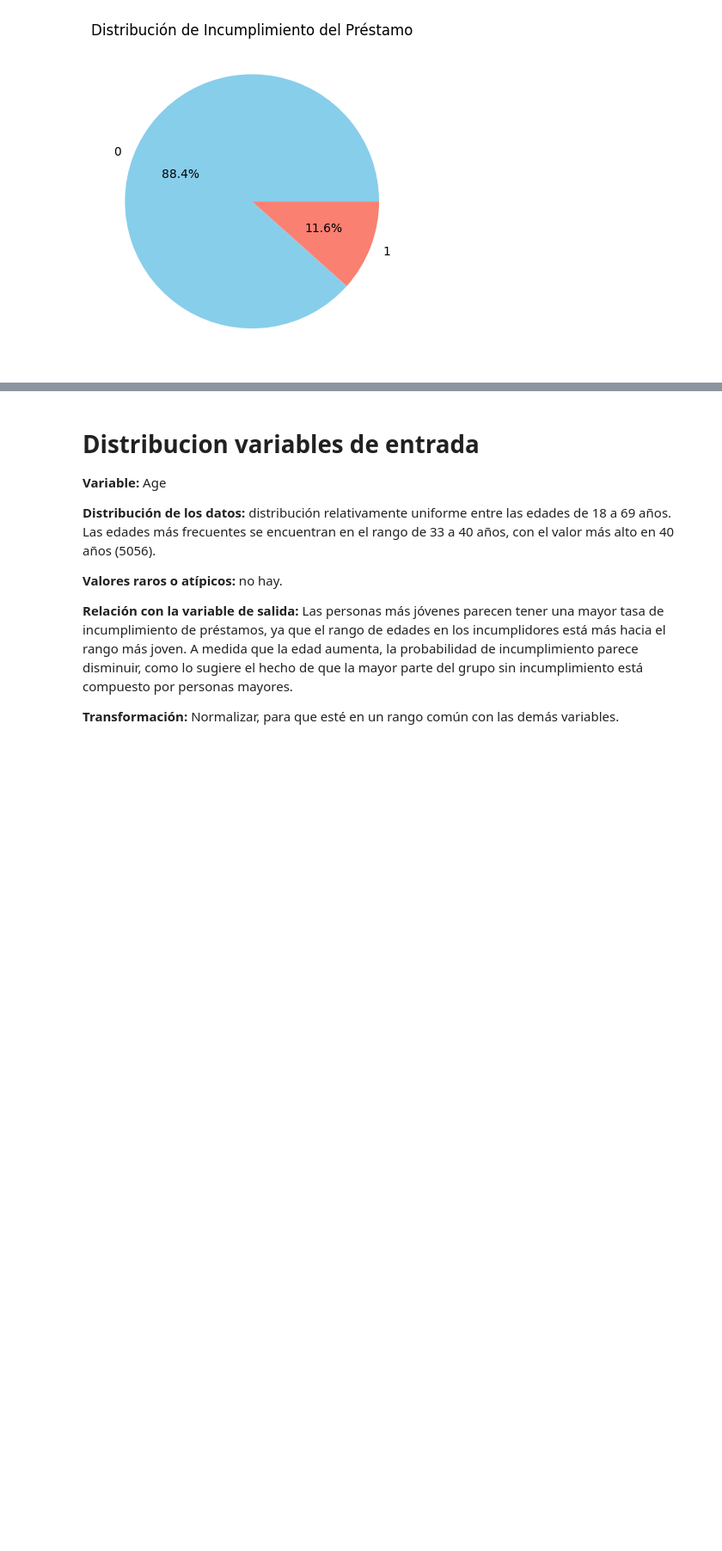
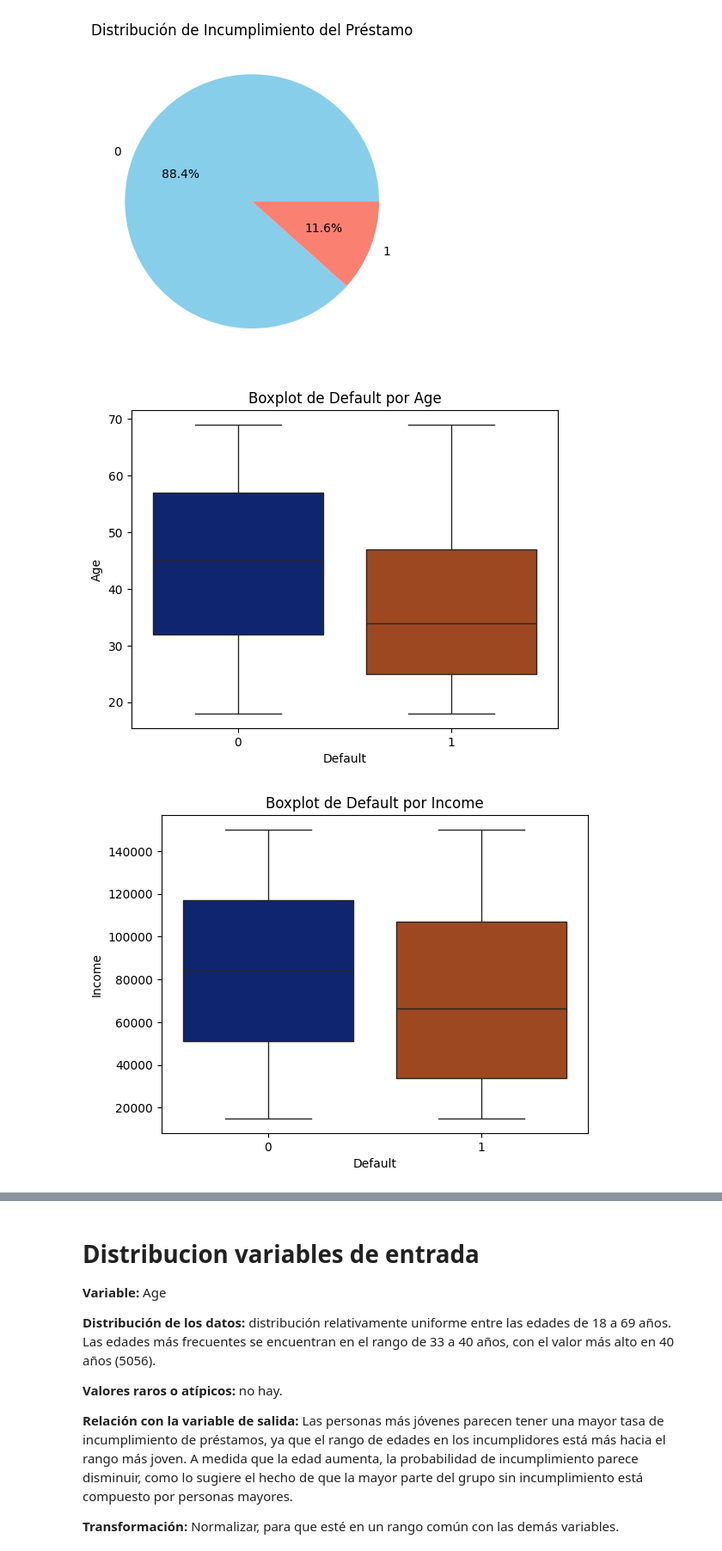
Before and after one commit to juancarignano/tp1_ML, a Jupyter notebook: tp1_ML.ipynb, the cells around one changed output, grey strips where cells are left out. Shown at 86% size. Saved outputs shown, nothing was run; the diff lists cells and outputs as text; code cells hidden in the pictures; blank space fills up the shorter version.

```diff
--- a/tp1_ML.ipynb
+++ b/tp1_ML.ipynb
@@ -90,3 +217,17 @@ plt.show()
 # %% [output]
 [figure]
 [figure]
+# %%
+df_num = df.select_dtypes(exclude = ['object'])
+df_num_show = df_num
+
+if 'Default' in df_num_show.columns:
+    df_num_show = df_num_show.drop(columns=['Default'])
+
+for col in df_num_show:
+    sns.boxplot(x='Default', y=df[col], data=df, hue='Default', palette='dark', legend=False)
+    plt.title(f'Boxplot de Default por {col}')
+    plt.show()
+# %% [output]
+[figure, added]
+[figure, added]
```
Also changed, not shown: parts of 36 cells of this notebook.
